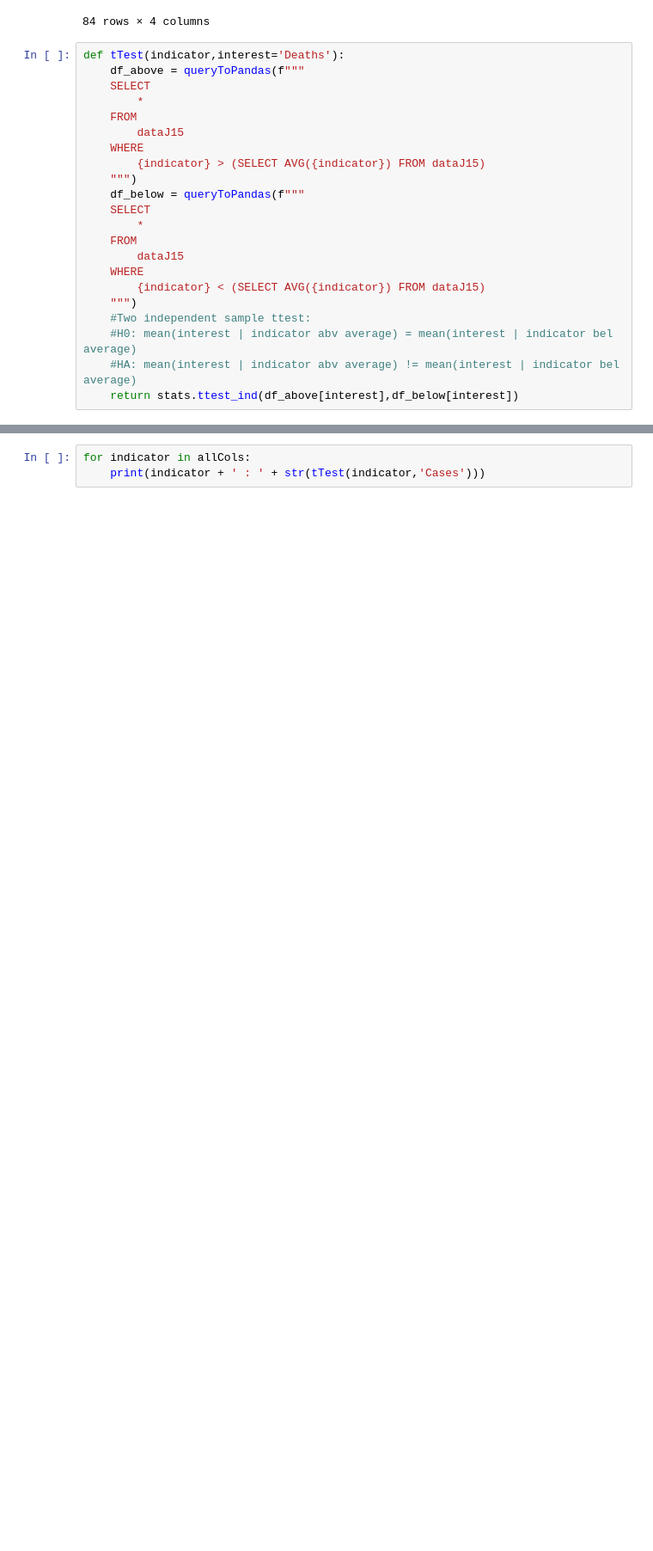
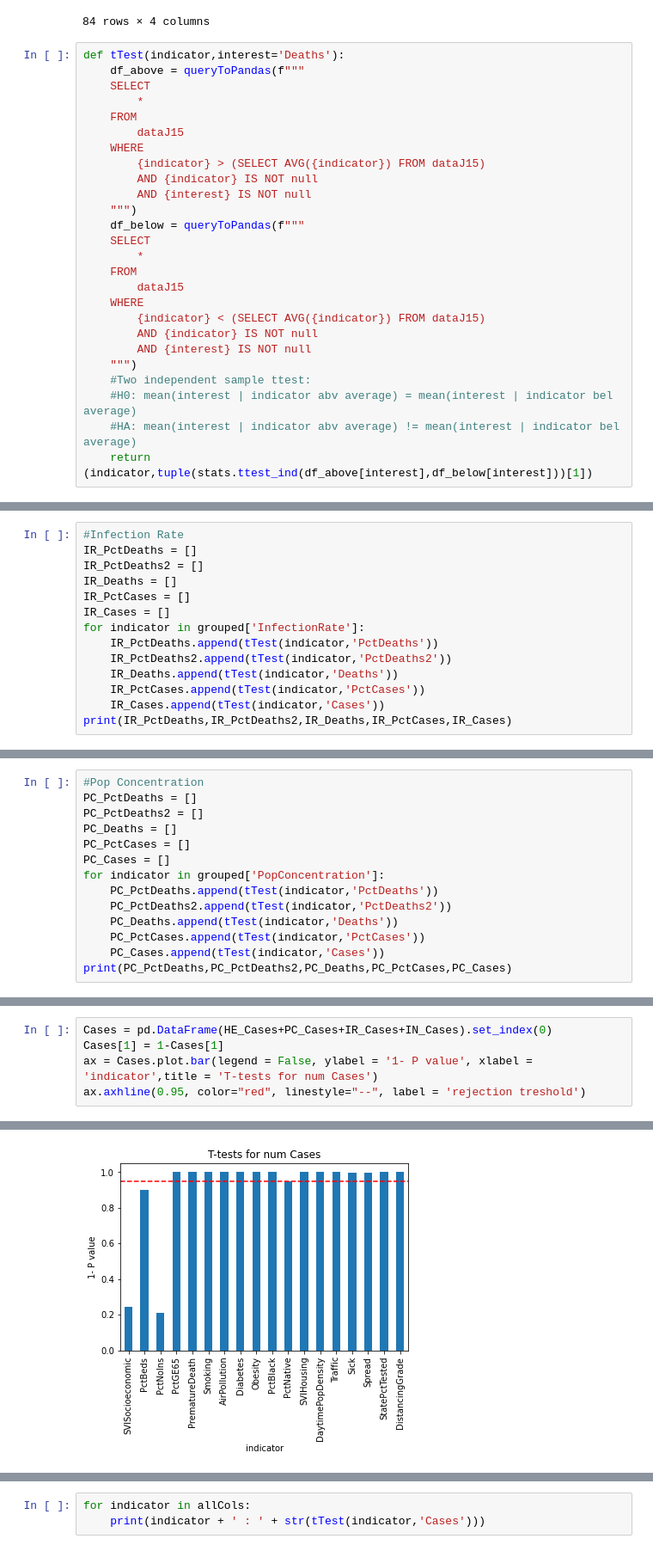
Before and after one commit to SamuelNarvaez/Capstone1, a Jupyter notebook: EDA.ipynb, the cells around one changed output, grey strips where cells are left out. Shown: that part at 86% size. Cells and saved outputs as stored; diff of their text form; blank space fills up the shorter version.

```diff
--- a/EDA.ipynb
+++ b/EDA.ipynb
@@ -493,6 +417,8 @@ def tTest(indicator,interest='Deaths'):
         dataJ15
     WHERE
         {indicator} > (SELECT AVG({indicator}) FROM dataJ15)
+        AND {indicator} IS NOT null
+        AND {interest} IS NOT null
     """)
     df_below = queryToPandas(f"""
     SELECT
@@ -501,11 +427,13 @@ def tTest(indicator,interest='Deaths'):
         dataJ15
     WHERE
         {indicator} < (SELECT AVG({indicator}) FROM dataJ15)
+        AND {indicator} IS NOT null
+        AND {interest} IS NOT null
     """)
     #Two independent sample ttest:
     #H0: mean(interest | indicator abv average) = mean(interest | indicator bel average)
     #HA: mean(interest | indicator abv average) != mean(interest | indicator bel average)
-    return stats.ttest_ind(df_above[interest],df_below[interest])
+    return (indicator,tuple(stats.ttest_ind(df_above[interest],df_below[interest]))[1])
 # %%
 tTest('Obesity')
 # %% [output]
@@ -546,0 +473,14 @@ Traffic : Ttest_indResult(statistic=-2.2891166010429753, pvalue=0.02213866874247
+# %%
+#Infection Rate
+IR_PctDeaths = []
+IR_PctDeaths2 = []
+IR_Deaths = []
+IR_PctCases = []
+IR_Cases = []
+for indicator in grouped['InfectionRate']:
+    IR_PctDeaths.append(tTest(indicator,'PctDeaths'))
+    IR_PctDeaths2.append(tTest(indicator,'PctDeaths2'))
+    IR_Deaths.append(tTest(indicator,'Deaths'))
+    IR_PctCases.append(tTest(indicator,'PctCases'))
+    IR_Cases.append(tTest(indicator,'Cases'))
+print(IR_PctDeaths,IR_PctDeaths2,IR_Deaths,IR_PctCases,IR_Cases)
@@ -546,0 +489,14 @@ Traffic : Ttest_indResult(statistic=-2.2891166010429753, pvalue=0.02213866874247
+# %%
+#Pop Concentration
+PC_PctDeaths = []
+PC_PctDeaths2 = []
+PC_Deaths = []
+PC_PctCases = []
+PC_Cases = []
+for indicator in grouped['PopConcentration']:
+    PC_PctDeaths.append(tTest(indicator,'PctDeaths'))
+    PC_PctDeaths2.append(tTest(indicator,'PctDeaths2'))
+    PC_Deaths.append(tTest(indicator,'Deaths'))
+    PC_PctCases.append(tTest(indicator,'PctCases'))
+    PC_Cases.append(tTest(indicator,'Cases'))
+print(PC_PctDeaths,PC_PctDeaths2,PC_Deaths,PC_PctCases,PC_Cases)
@@ -546,0 +505,6 @@ Traffic : Ttest_indResult(statistic=-2.2891166010429753, pvalue=0.02213866874247
+# %%
+Cases = pd.DataFrame(HE_Cases+PC_Cases+IR_Cases+IN_Cases).set_index(0)
+Cases[1] = 1-Cases[1]
+ax = Cases.plot.bar(legend = False, ylabel = '1- P value', xlabel = 'indicator',title = 'T-tests for num Cases')
+ax.axhline(0.95, color="red", linestyle="--", label = 'rejection treshold')
+# %% [output]
@@ -546,0 +512 @@ Traffic : Ttest_indResult(statistic=-2.2891166010429753, pvalue=0.02213866874247
+[figure, added]
```
Also changed, not shown: parts of 43 cells of this notebook, 13 other files.
